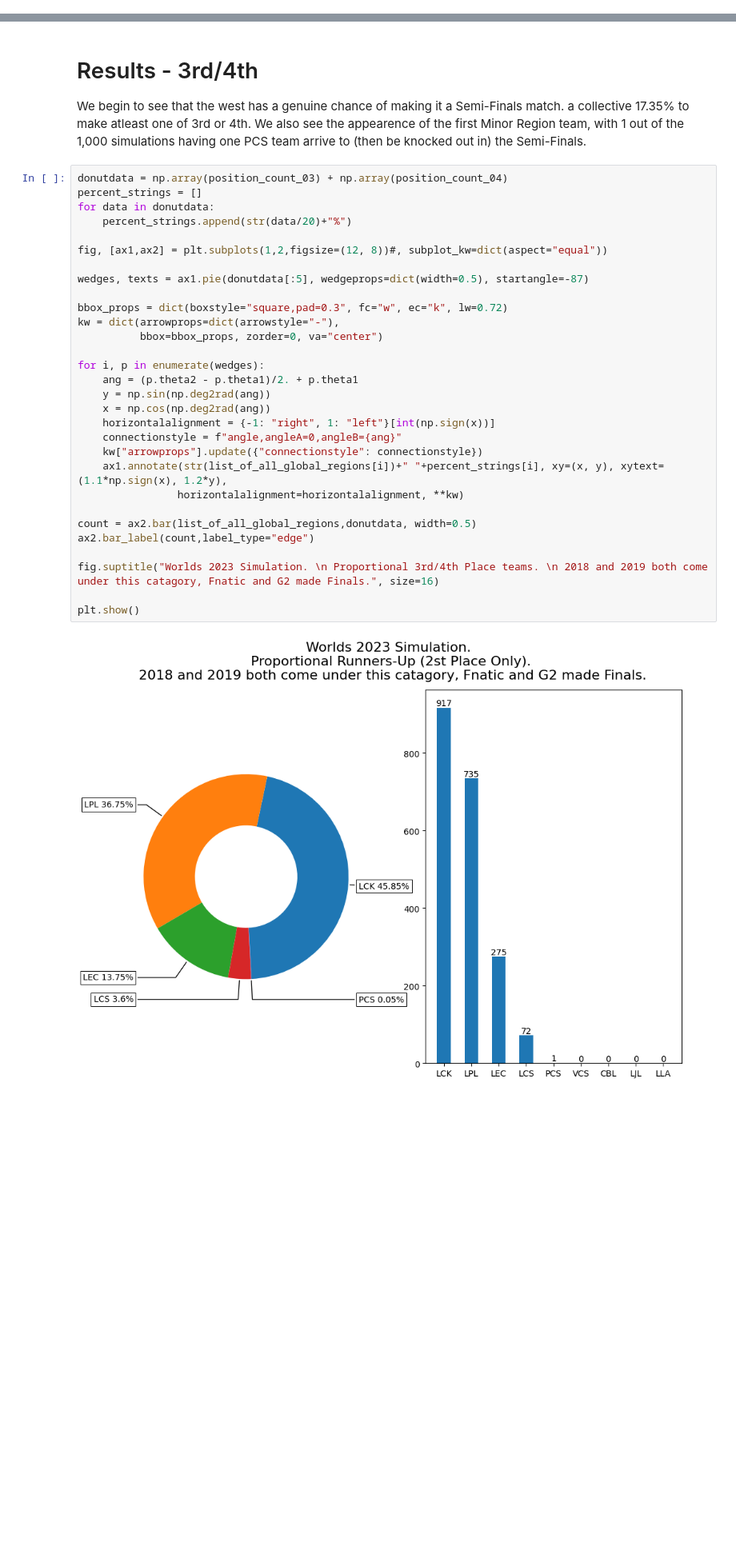
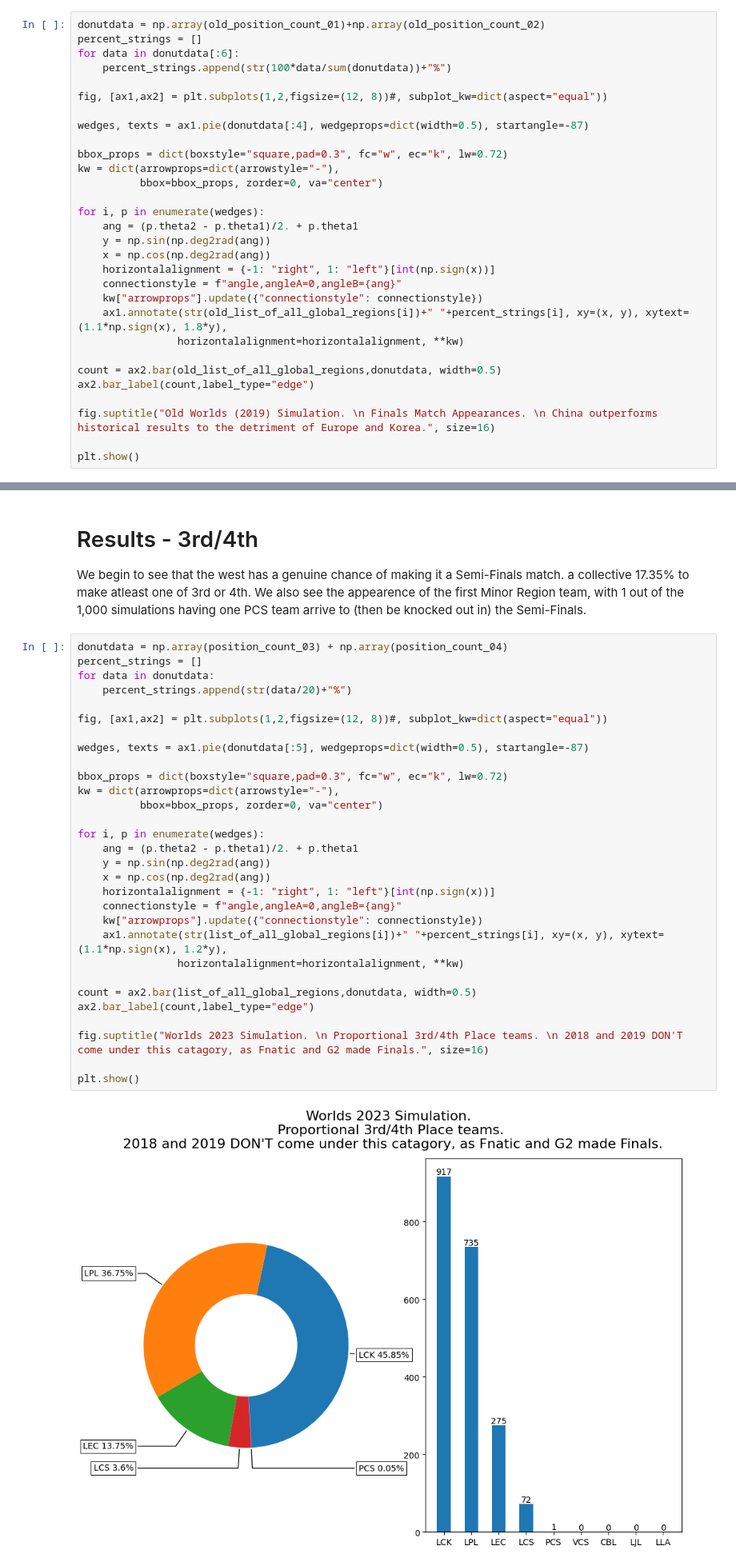
Before and after one commit to JordanJHood/StochasticSim-LeagueOfLegends-Worlds2023-WhatImpactWillSwissHave, a Jupyter notebook: Worlds s13.ipynb, the cells around one changed output, grey strips where cells are left out. Shown: that part at 80% size. Saved outputs shown, nothing was run; the diff lists cells and outputs as text; blank space fills up the shorter version.

Commit message:
Backlog late update from finished results (amlomst), old sim code and changes needed. *think* I still need to update side selection seeding in the new tourny.

```diff
--- a/Worlds s13.ipynb
+++ b/Worlds s13.ipynb
@@ -521,0 +850,30 @@ Dplus KIA Wins!
+# %%
+donutdata = np.array(old_position_count_01)+np.array(old_position_count_02)
+percent_strings = []
+for data in donutdata[:6]:
+    percent_strings.append(str(100*data/sum(donutdata))+"%")
+
+fig, [ax1,ax2] = plt.subplots(1,2,figsize=(12, 8))#, subplot_kw=dict(aspect="equal"))
+
+wedges, texts = ax1.pie(donutdata[:4], wedgeprops=dict(width=0.5), startangle=-87)
+
+bbox_props = dict(boxstyle="square,pad=0.3", fc="w", ec="k", lw=0.72)
+kw = dict(arrowprops=dict(arrowstyle="-"),
+          bbox=bbox_props, zorder=0, va="center")
+
+for i, p in enumerate(wedges):
+    ang = (p.theta2 - p.theta1)/2. + p.theta1
+    y = np.sin(np.deg2rad(ang))
+    x = np.cos(np.deg2rad(ang))
+    horizontalalignment = {-1: "right", 1: "left"}[int(np.sign(x))]
+    connectionstyle = f"angle,angleA=0,angleB={ang}"
+    kw["arrowprops"].update({"connectionstyle": connectionstyle})
+    ax1.annotate(str(old_list_of_all_global_regions[i])+" "+percent_strings[i], xy=(x, y), xytext=(1.1*np.sign(x), 1.8*y),
+                horizontalalignment=horizontalalignment, **kw)
+
+count = ax2.bar(old_list_of_all_global_regions,donutdata, width=0.5)
+ax2.bar_label(count,label_type="edge")
+
+fig.suptitle("Old Worlds (2019) Simulation. \n Finals Match Appearances. \n China outperforms historical results to the detriment of Europe and Korea.", size=16)
+
+plt.show()
@@ -1310,35 +1670,35 @@ We begin to see that the west has a genuine chance of making it a Semi-Finals ma
 # %%
 donutdata = np.array(position_count_03) + np.array(position_count_04)
 percent_strings = []
 for data in donutdata:
     percent_strings.append(str(data/20)+"%")
 
 fig, [ax1,ax2] = plt.subplots(1,2,figsize=(12, 8))#, subplot_kw=dict(aspect="equal"))
 
 wedges, texts = ax1.pie(donutdata[:5], wedgeprops=dict(width=0.5), startangle=-87)
 
 bbox_props = dict(boxstyle="square,pad=0.3", fc="w", ec="k", lw=0.72)
 kw = dict(arrowprops=dict(arrowstyle="-"),
           bbox=bbox_props, zorder=0, va="center")
 
 for i, p in enumerate(wedges):
     ang = (p.theta2 - p.theta1)/2. + p.theta1
     y = np.sin(np.deg2rad(ang))
     x = np.cos(np.deg2rad(ang))
     horizontalalignment = {-1: "right", 1: "left"}[int(np.sign(x))]
     connectionstyle = f"angle,angleA=0,angleB={ang}"
     kw["arrowprops"].update({"connectionstyle": connectionstyle})
     ax1.annotate(str(list_of_all_global_regions[i])+" "+percent_strings[i], xy=(x, y), xytext=(1.1*np.sign(x), 1.2*y),
                 horizontalalignment=horizontalalignment, **kw)
 
 count = ax2.bar(list_of_all_global_regions,donutdata, width=0.5)
 ax2.bar_label(count,label_type="edge")
 
-fig.suptitle("Worlds 2023 Simulation. \n Proportional 3rd/4th Place teams. \n 2018 and 2019 both come under this catagory, Fnatic and G2 made Finals.", size=16)
+fig.suptitle("Worlds 2023 Simulation. \n Proportional 3rd/4th Place teams. \n 2018 and 2019 DON'T come under this catagory, as Fnatic and G2 made Finals.", size=16)
 
 plt.show()
 # %% [output]
-[figure, old version]
+[figure, new version]
 # %% [markdown]
 ## Follow On - 3rd/4th
 
```
Also changed, not shown: parts of 27 cells of this notebook.
